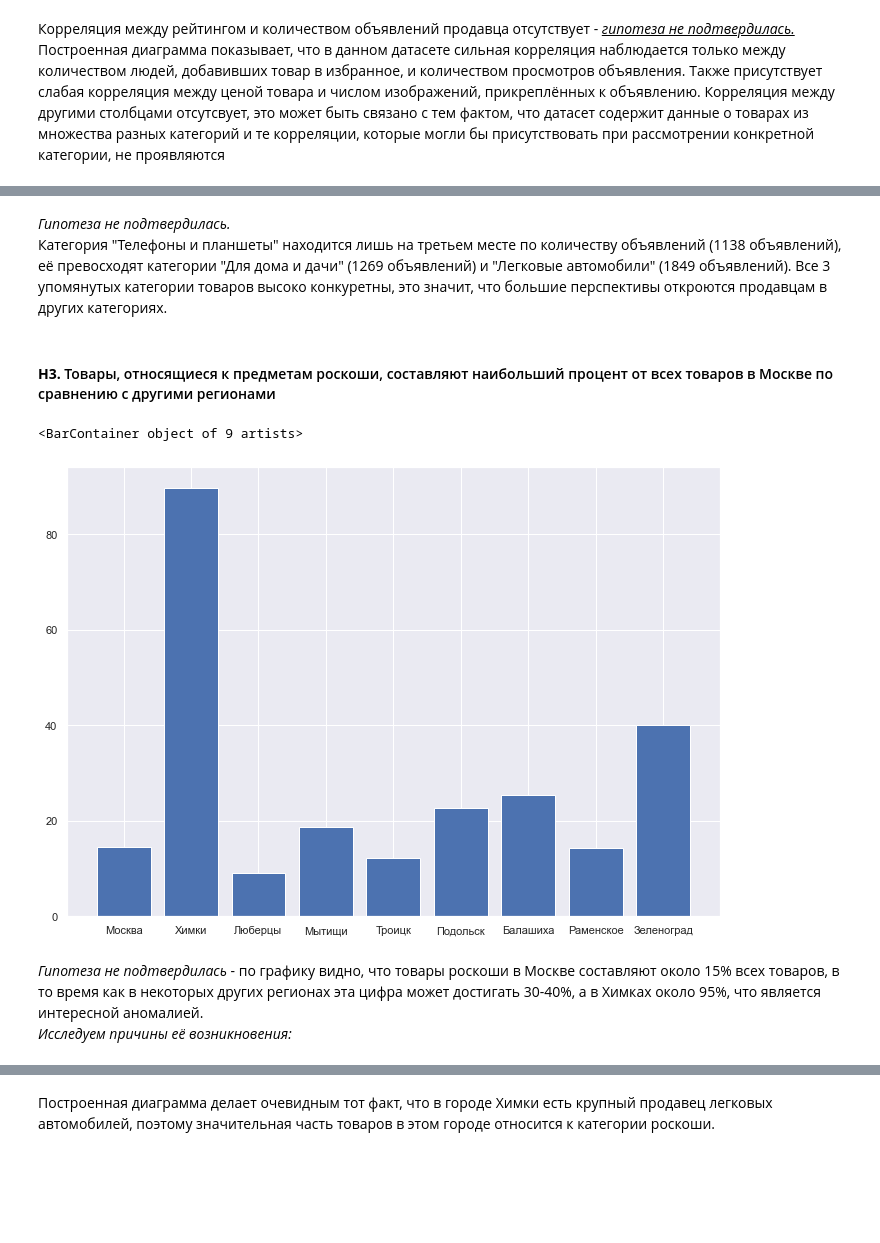
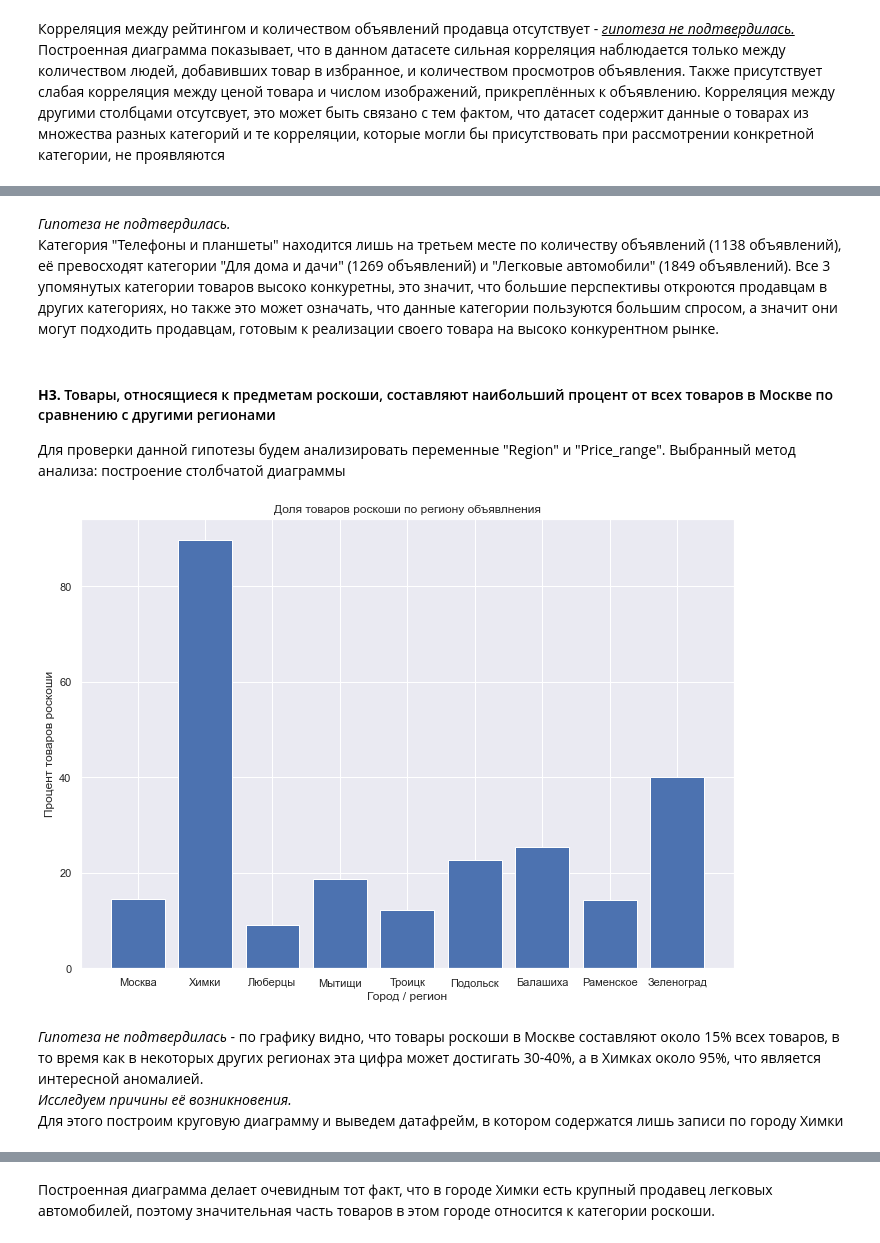
Before and after one commit to LysinKirill/ProjectNIS, a Jupyter notebook: project.ipynb, the cells around one changed output, grey strips where cells are left out. Drawn from its saved outputs; the diff is of its cells as text; code cells hidden in the pictures; blank space fills up the shorter version.

```diff
--- a/project.ipynb
+++ b/project.ipynb
@@ -338,6 +339,12 @@ favourites_percent = [i/j * 100 if j != 0 else None for i, j in zip(df["Favourit
 free = [i == 0 for i in df["Price"]]
 df['Favourites_percent'] = favourites_percent
 df['Free_item'] = free
+df["Weekday"] = df["Placement_time"].apply(lambda x : ["Понедельник", "Вторник", "Среда", "Четверг", "Пятница", "Суббота", "Воскресенье"][x.weekday()] if pd.notnull(x) else x)
 df.head()
+
+
+tempDf = df.copy(deep = True)
+tempDf = tempDf.dropna(subset=["Favourites_percent"])
+tempDf.sort_values(["Favourites_percent"]).tail(50)
 # %% [output]
 |  | Name | Price | Category | Region | Placement_time | Favourites_count | Ads_count | Seller_rating | ... |
@@ -475,10 +570,12 @@ print(f"{ratingDf['Seller_rating'].corr(ratingDf['Price']):.5f}")
 Посчитаем количество товаров и услуг в каждой категории.
 # %%
 import matplotlib.pyplot as plt
+sns.set(rc={'figure.figsize':(11.7,8.27)})
 category_counts = df.value_counts("Category")
 ax = category_counts.plot(kind="bar")
 ax.set_xlabel("Категории")
 ax.set_ylabel("Количество объявлений в категории")
+plt.title("Распределение объявлений по категориям")
 plt.show()
 category_counts
 # %% [output]
@@ -502,37 +599,40 @@ Category
 dtype: int64
 # %% [markdown]
 <i>Гипотеза не подтвердилась.</i><br>
-Категория "Телефоны и планшеты" находится лишь на третьем месте по количеству объявлений (1138 объявлений), её превосходят категории "Для дома и дачи" (1269 объявлений) и "Легковые автомобили" (1849 объявлений). Все 3 упомянутых категории товаров высоко конкуретны, это значит, что большие перспективы откроются продавцам в других категориях.
+Категория "Телефоны и планшеты" находится лишь на третьем месте по количеству объявлений (1138 объявлений), её превосходят категории "Для дома и дачи" (1269 объявлений) и "Легковые автомобили" (1849 объявлений). Все 3 упомянутых категории товаров высоко конкуретны, это значит, что большие перспективы откроются продавцам в других категориях, но также это может означать, что данные категории пользуются большим спросом, а значит они могут подходить продавцам, готовым к реализации своего товара на высоко конкурентном рынке.
 # %% [markdown]
 <h4><b>H3. </b>Товары, относящиеся к предметам роскоши, составляют наибольший процент от всех товаров в Москве по сравнению с другими регионами</h4>
+Для проверки данной гипотезы будем анализировать переменные "Region" и "Price_range". Выбранный метод анализа: построение столбчатой диаграммы
 # %%
 import matplotlib.pyplot as plt
 sns.set(rc={'figure.figsize':(11.7,8.27)})
 pd.options.mode.chained_assignment = None
 dfRegion = df.dropna(subset=["Region"])
 dfRegion["Region"] = dfRegion["Region"].map(lambda x: "Москва" if ("Москва" in x) else x)
 
 # Будем рассматривать регионы, в которых есть хотя бы 20 объявлений
 multipleOccurences = []
 luxuryPercent = []
-temp = {}
 regions = []
 
 for i in dfRegion["Region"].unique():
 
     if(dfRegion.Region.value_counts()[i] > 20):
         regions.append(i)
         luxuryCount = dfRegion[(dfRegion["Price_range"] == "luxury") & (dfRegion["Region"] == i)].shape[0]
         totalCount = dfRegion[(dfRegion["Region"] == i)].shape[0]
         luxuryPercent.append(luxuryCount / totalCount * 100)
 
-
 plt.bar(regions, luxuryPercent)
+plt.title("Доля товаров роскоши по региону объявлнения")
+plt.xlabel("Город / регион")
+plt.ylabel("Процент товаров роскоши")
+plt.show()
 # %% [output]
-<BarContainer object of 9 artists>
-[figure, old version]
+[figure, new version]
 # %% [markdown]
-<i>Гипотеза не подтвердилась</i> - по графику видно, что товары роскоши в Москве составляют около 15% всех товаров, в то время как в некоторых других регионах эта цифра может достигать 30-40%, а в Химках около 95%, что является интересной аномалией.<br><i>Исследуем причины её возникновения:</i>
+<i>Гипотеза не подтвердилась</i> - по графику видно, что товары роскоши в Москве составляют около 15% всех товаров, в то время как в некоторых других регионах эта цифра может достигать 30-40%, а в Химках около 95%, что является интересной аномалией.<br><i>Исследуем причины её возникновения.</i>
+Для этого построим круговую диаграмму и выведем датафрейм, в котором содержатся лишь записи по городу Химки
 # %%
 dfRegion[dfRegion["Region"] == "Химки"].head(15)
 # %% [output]
```
Also changed, not shown: parts of 63 cells of this notebook, 1 other file.
